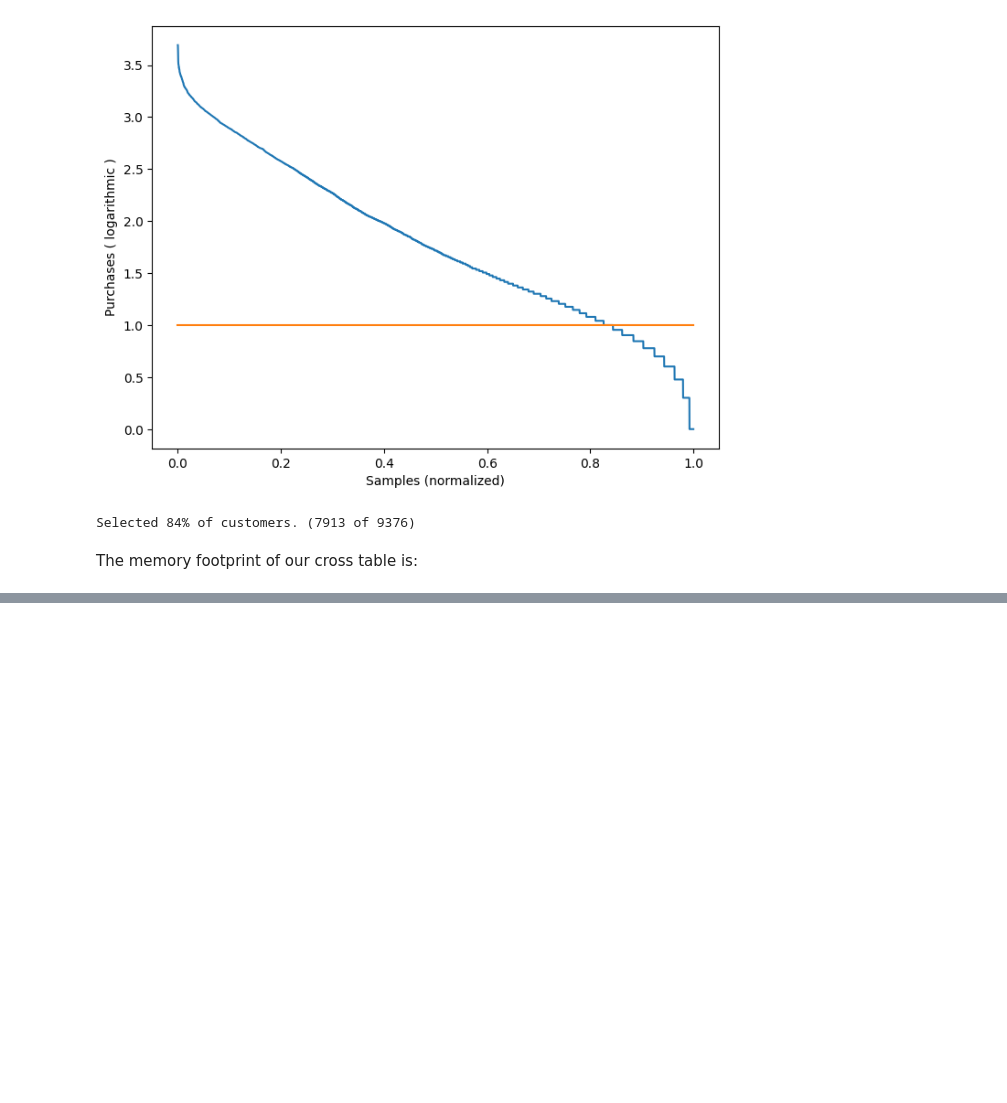
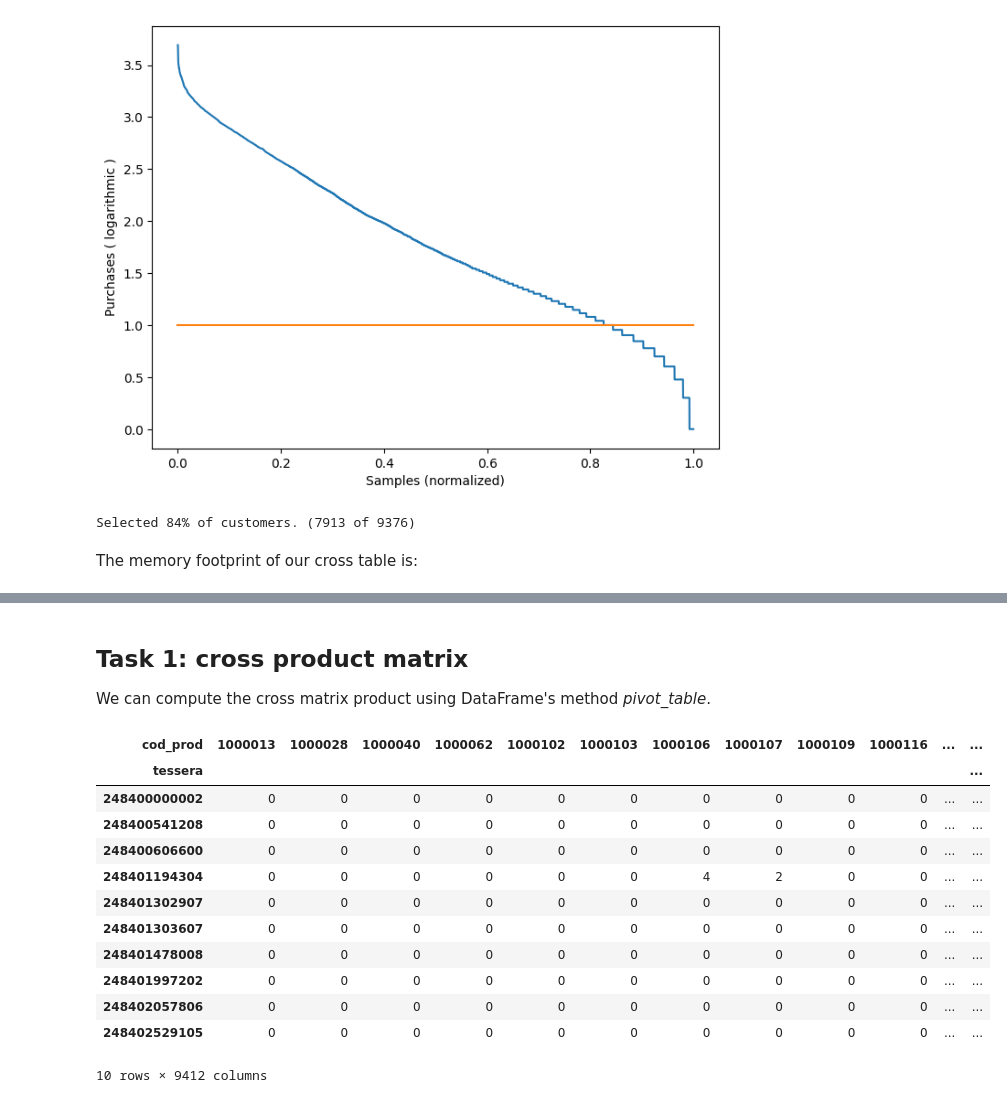
Before and after one commit to marcospampi/lab-data-mining, a Jupyter notebook: homework4/homework4.ipynb, the cells around one changed output, grey strips where cells are left out. Cells and saved outputs as stored; diff of their text form; code cells hidden in the pictures; blank space fills up the shorter version.

```diff
--- a/homework4/homework4.ipynb
+++ b/homework4/homework4.ipynb
@@ -135,0 +157,20 @@ The number of entries is 74477156 and it requires 595.82 MiB of space.
+# %% [markdown]
+## Task 1: cross product matrix
+We can compute the cross matrix product using DataFrame's method *pivot_table*.
+# %%
+cross_trx = df.pivot_table(index='tessera', columns='cod_prod', values='r_qta_pezzi', aggfunc='sum', fill_value=0).astype('int32')
+cross_trx.head(10)
+# %% [output]
+| cod_prod | 1000013 | 1000028 | 1000040 | 1000062 | 1000102 | 1000103 | 1000106 | 1000107 | 1000109 | 1000116 | ... | ... |
+| tessera |  |  |  |  |  |  |  |  |  |  |  | ... |
+| 248400000002 | 0 | 0 | 0 | 0 | 0 | 0 | 0 | 0 | 0 | 0 | ... | ... |
+| 248400541208 | 0 | 0 | 0 | 0 | 0 | 0 | 0 | 0 | 0 | 0 | ... | ... |
+| 248400606600 | 0 | 0 | 0 | 0 | 0 | 0 | 0 | 0 | 0 | 0 | ... | ... |
+| 248401194304 | 0 | 0 | 0 | 0 | 0 | 0 | 4 | 2 | 0 | 0 | ... | ... |
+| 248401302907 | 0 | 0 | 0 | 0 | 0 | 0 | 0 | 0 | 0 | 0 | ... | ... |
+| 248401303607 | 0 | 0 | 0 | 0 | 0 | 0 | 0 | 0 | 0 | 0 | ... | ... |
+| 248401478008 | 0 | 0 | 0 | 0 | 0 | 0 | 0 | 0 | 0 | 0 | ... | ... |
+| 248401997202 | 0 | 0 | 0 | 0 | 0 | 0 | 0 | 0 | 0 | 0 | ... | ... |
+| 248402057806 | 0 | 0 | 0 | 0 | 0 | 0 | 0 | 0 | 0 | 0 | ... | ... |
+| 248402529105 | 0 | 0 | 0 | 0 | 0 | 0 | 0 | 0 | 0 | 0 | ... | ... |
+10 rows × 9412 columns
```
Also changed, not shown: parts of 6 cells of this notebook, 1 other file.
